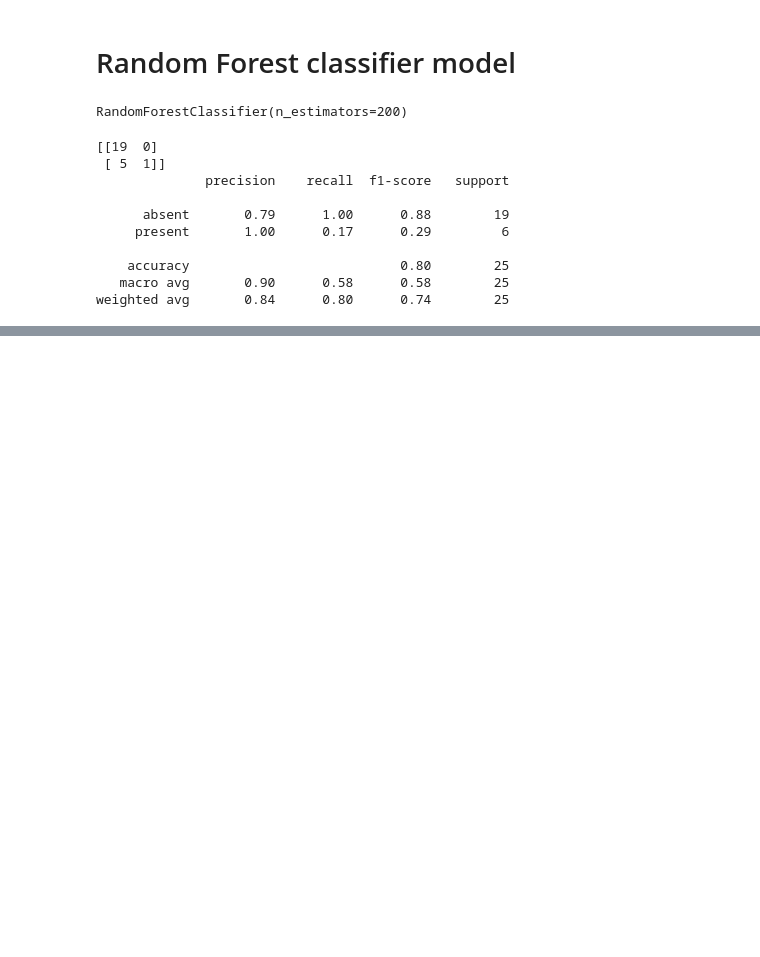
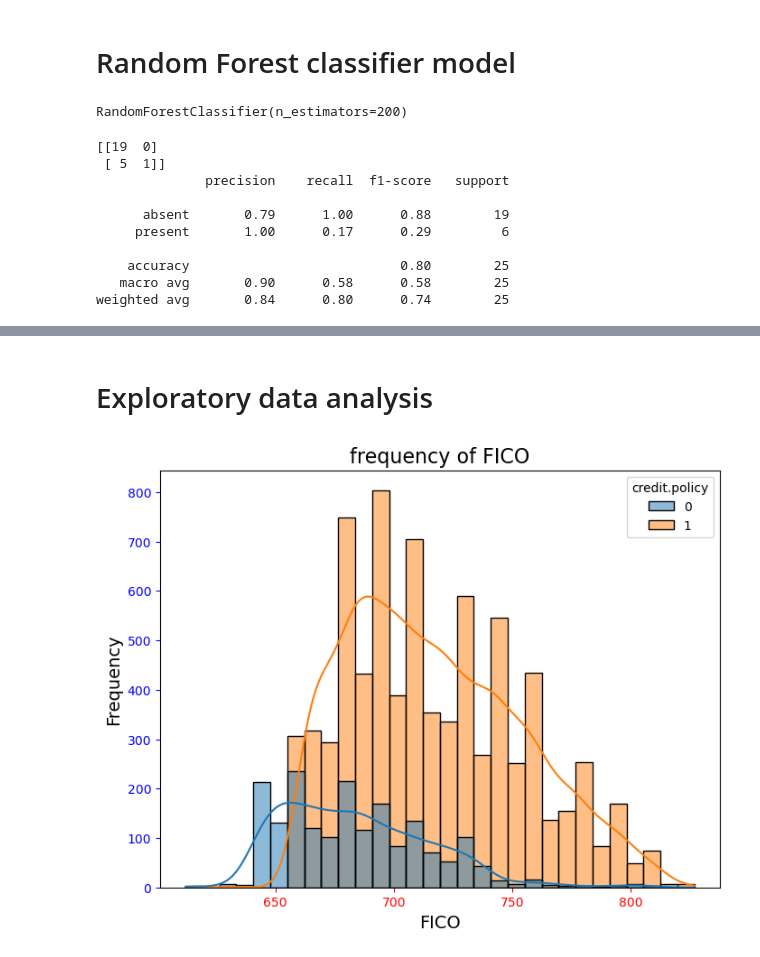
Before and after one commit to Malinda1/machine-learning_course_01, a Jupyter notebook: Decision_tree_and_Random_forest/Decision_tree_and Random_Forest_classifier.ipynb, the cells around one changed output, grey strips where cells are left out. Drawn from its saved outputs; the diff is of its cells as text; code cells hidden in the pictures; blank space fills up the shorter version.

```diff
--- a/Decision_tree_and_Random_forest/Decision_tree_and Random_Forest_classifier.ipynb
+++ b/Decision_tree_and_Random_forest/Decision_tree_and Random_Forest_classifier.ipynb
@@ -107,0 +121,3 @@ weighted avg       0.84      0.80      0.74        25
+# %%
+data_02 = pd.read_csv(f'loan_data.csv')
+data_v2 = data_02.copy()
@@ -107,0 +173,20 @@ weighted avg       0.84      0.80      0.74        25
+# %% [markdown]
+# Exploratory data analysis
+# %%
+# Create a histogram using Seaborn
+plt.figure(figsize=(8, 6))
+sns.histplot(data = data_v2, x = 'fico', y = None, bins=30, kde=True, color='skyblue', edgecolor='black', hue = 'credit.policy')
+
+# Add labels and title
+plt.title('frequency of FICO', fontsize=16)
+plt.xlabel('FICO', fontsize=14)
+plt.ylabel('Frequency', fontsize=14)
+
+# Change X-axis and Y-axis tick label colors
+plt.tick_params(axis='x', colors='red')  # X-axis tick labels in red
+plt.tick_params(axis='y', colors='blue')  # Y-axis tick labels in blue
+
+# Enable interactivity with mpld3
+plt.show()
+# %% [output]
+[figure, added]
```
Also changed, not shown: parts of 15 cells of this notebook.
